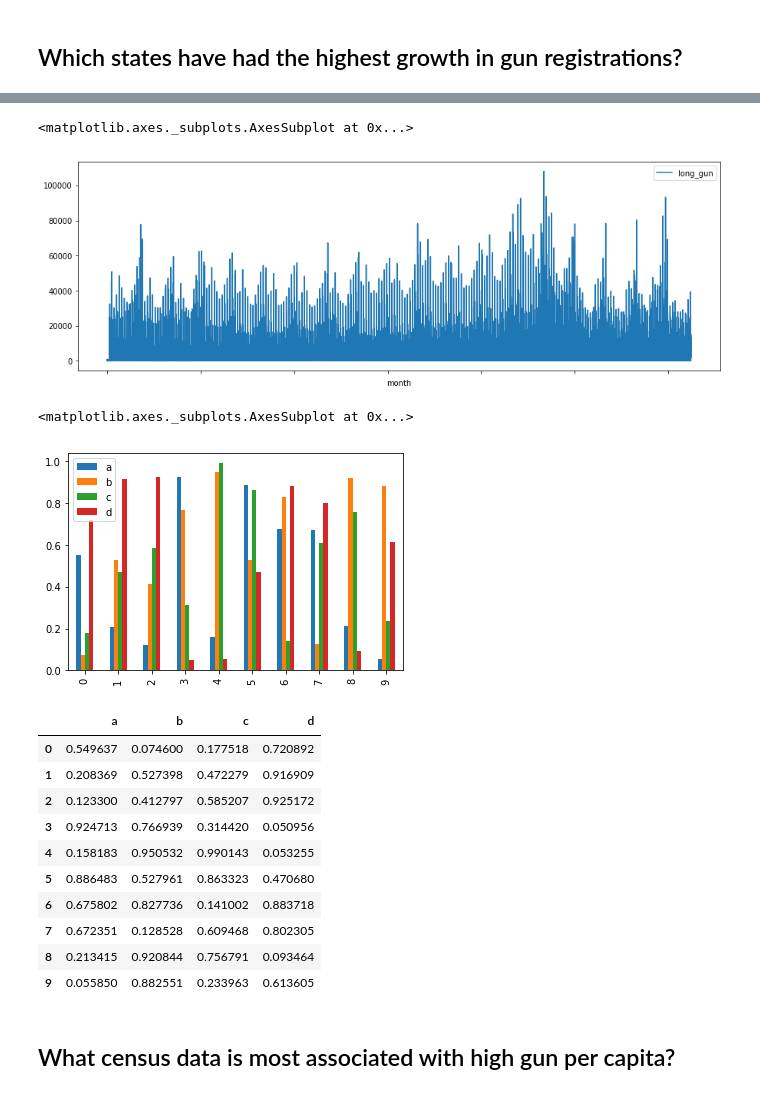
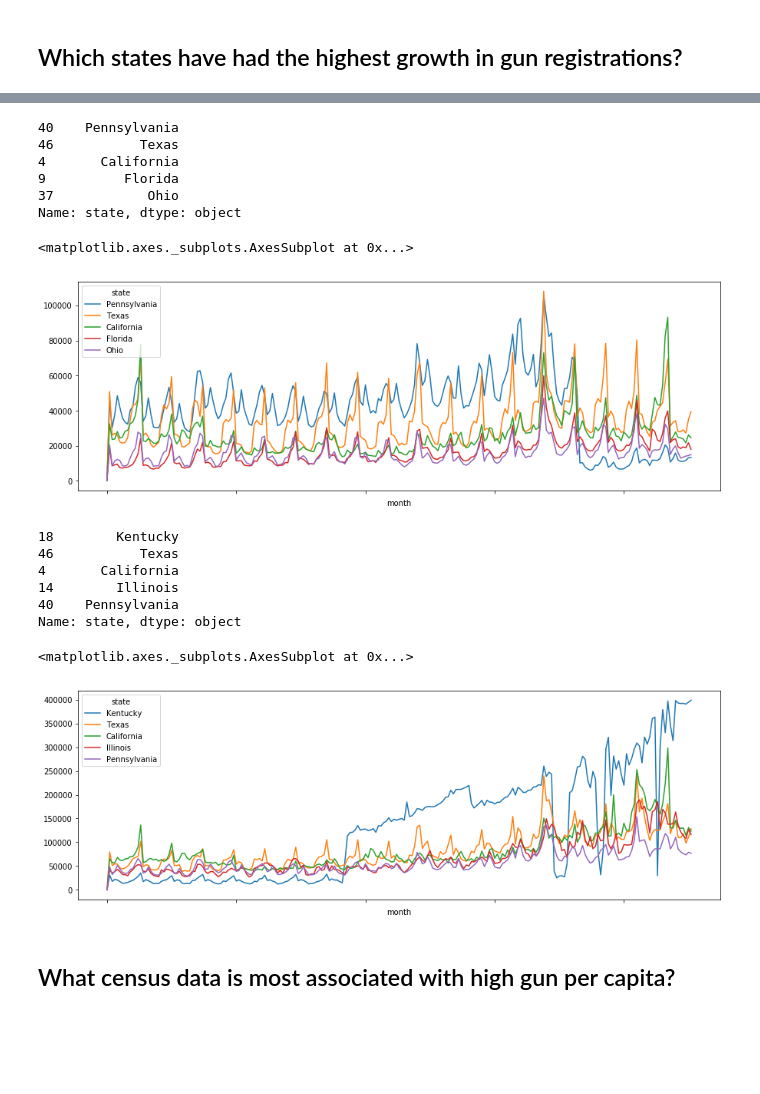
Before and after one commit to xchwan/FBI_Gun_Data_Analysis, a Jupyter notebook: Data_Analysis_Project_gun_data.ipynb, the cells around one changed output, grey strips where cells are left out. Saved outputs shown, nothing was run; the diff lists cells and outputs as text; code cells hidden in the pictures; blank space fills up the shorter version.

```diff
--- a/Data_Analysis_Project_gun_data.ipynb
+++ b/Data_Analysis_Project_gun_data.ipynb
@@ -84,29 +129,40 @@ time_vs_handgun_reshape
+# %%
+#Find top 5 state has more long gun.
+long_gun_sort = state_vs_gun.sort_values('long_gun',ascending=False)
+top_5_long_gun_state = long_gun_sort.iloc[0:5,0]
+top_5_long_gun_state
+# %% [output]
+40    Pennsylvania
+46           Texas
+4       California
+9          Florida
+37            Ohio
+Name: state, dtype: object
 # %%
 time_vs_long_gun = gun_data.groupby(['month','state'], as_index = False)['long_gun'].sum()
-time_vs_long_gun.plot(x='month',kind='line', figsize=(15,5))
+time_vs_long_gun_reshape = time_vs_long_gun.pivot(index='month', columns='state', values='long_gun')
+time_vs_long_gun_reshape.loc[:,top_5_long_gun_state].plot(kind='line',sort_columns = True, figsize=(15,5))
 # %% [output]
 <matplotlib.axes._subplots.AxesSubplot at 0x...>
-[figure, old version]
+[figure, new version]
-# %%
-df2 = pd.DataFrame(np.random.rand(10, 4), columns=['a', 'b', 'c', 'd'])
-df2.plot.bar()
-# %% [output]
-<matplotlib.axes._subplots.AxesSubplot at 0x...>
-[figure, removed]
-# %%
-df2
-# %% [output]
-|  | a | b | c | d |
-| 0 | 0.549637 | 0.074600 | 0.177518 | 0.720892 |
-| 1 | 0.208369 | 0.527398 | 0.472279 | 0.916909 |
-| 2 | 0.123300 | 0.412797 | 0.585207 | 0.925172 |
-| 3 | 0.924713 | 0.766939 | 0.314420 | 0.050956 |
-| 4 | 0.158183 | 0.950532 | 0.990143 | 0.053255 |
-| 5 | 0.886483 | 0.527961 | 0.863323 | 0.470680 |
-| 6 | 0.675802 | 0.827736 | 0.141002 | 0.883718 |
-| 7 | 0.672351 | 0.128528 | 0.609468 | 0.802305 |
-| 8 | 0.213415 | 0.920844 | 0.756791 | 0.093464 |
-| 9 | 0.055850 | 0.882551 | 0.233963 | 0.613605 |
+# %%
+totals_sort = state_vs_gun.sort_values('totals',ascending=False)
+top_5_total_gun_state = totals_sort.iloc[0:5,0]
+top_5_total_gun_state
+# %% [output]
+18        Kentucky
+46           Texas
+4       California
+14        Illinois
+40    Pennsylvania
+Name: state, dtype: object
+# %%
+time_vs_total_gun = gun_data.groupby(['month','state'], as_index = False)['totals'].sum()
+time_vs_total_gun_reshape = time_vs_total_gun.pivot(index='month', columns='state', values='totals')
+time_vs_total_gun_reshape.loc[:,top_5_total_gun_state].plot(kind='line',sort_columns = True, figsize=(15,5))
+# %% [output]
+<matplotlib.axes._subplots.AxesSubplot at 0x...>
+[figure, added]
 # %% [markdown]
 ## What census data is most associated with high gun per capita?
 # %% [markdown]
```
Also changed, not shown: parts of 15 cells of this notebook.
